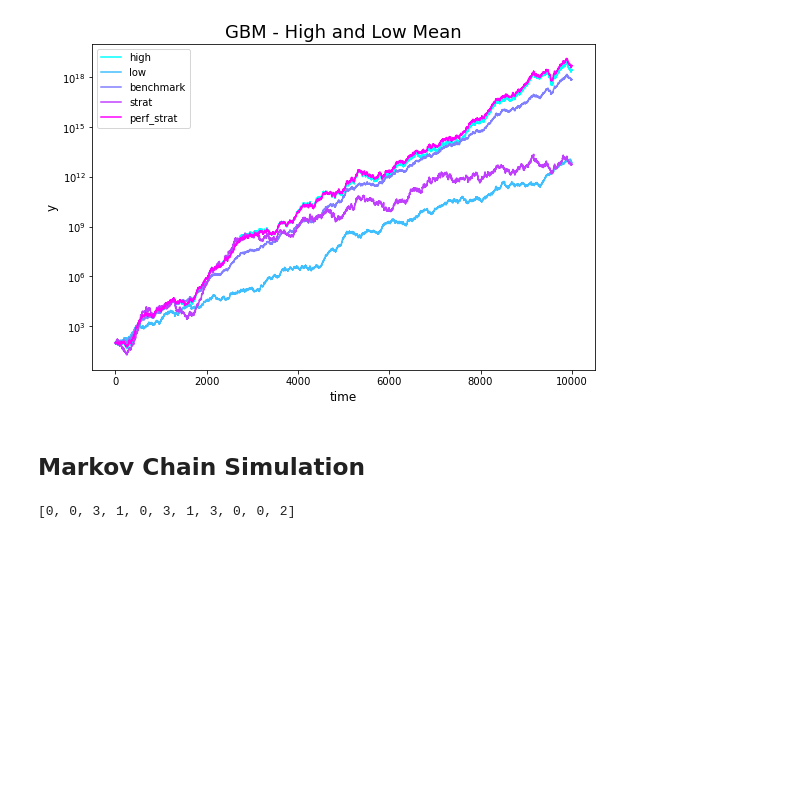
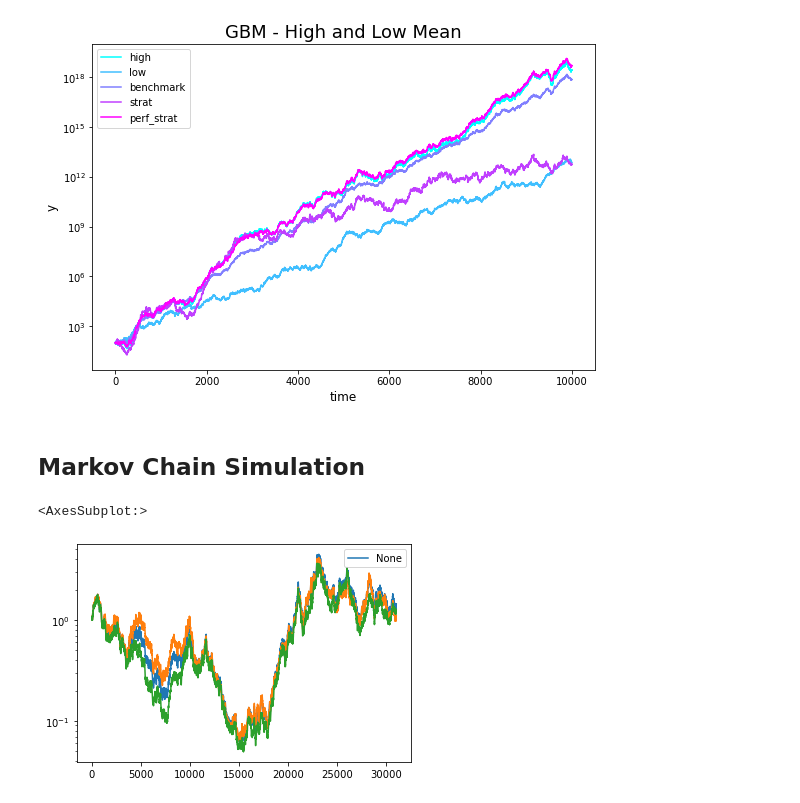
Before and after one commit to lucaberlanda/Magazzino, a Jupyter notebook: Finance/Signals.ipynb, the cells around one changed output. Saved outputs shown, nothing was run; the diff lists cells and outputs as text; code cells hidden in the pictures; blank space fills up the shorter version.

```diff
--- a/Finance/Signals.ipynb
+++ b/Finance/Signals.ipynb
@@ -199,20 +215,32 @@ gbm.plot(logy=True, ax=ax, cmap='cool')
 # %% [markdown]
 ## <span style='font-family:Inter'> Markov Chain Simulation
 # %%
-P = np.array([
-    [0.3, 0.5, 0.7, 0.9, 1. ],
-    [0.5 , 0.5 , 0.5 , 0.75, 1.  ],
-    [0.66666667, 1.        , 1.        , 1.        , 1.        ],
-    [0.4, 0.6, 0.8, 1. , 1. ],
-    [0.5, 0.5, 0.5, 1. , 1. ]])
-P = np.diff(np.hstack([np.zeros((len(P), 1)), P]), axis=1)
+n = 1000
+ret = 0.005
+P = np.array([[0.8, 0.2],
+              [0.2, 0.8]])
 
 i = 0;
-path = [0]
+path1 = [0]
 I = np.arange(len(P))
-for _ in range(10):
+for _ in range(n):
     i = np.random.choice(I, p = P[i])
     path.append(i);
-print(path)
+
+i = 0;
+path2 = [0]
+I = np.arange(len(P))
+for _ in range(n):
+    i = np.random.choice(I, p = P[i])
+    path2.append(i);
+
+path_raw1 =pd.Series(path).map({0: ret, 1: -ret})
+path_raw2 =pd.Series(path).map({0: ret, 1: -ret})
+path_1 = path_raw2 + np.random.normal(0, 0.005, len(path_raw1))
+path_2 = path_raw2 + np.random.normal(0, 0.005, len(path_raw2))
+strat = ((path_1 + path_2)/2 + 1).cumprod().plot(legend='strat')
+(path_1 + 1).cumprod().plot()
+(path_2 + 1).cumprod().plot(logy=True)
 # %% [output]
-[0, 0, 3, 1, 0, 3, 1, 3, 0, 0, 2]
+<AxesSubplot:>
+[figure, added]
```
Also changed, not shown: parts of 12 cells of this notebook, 4 other files.
